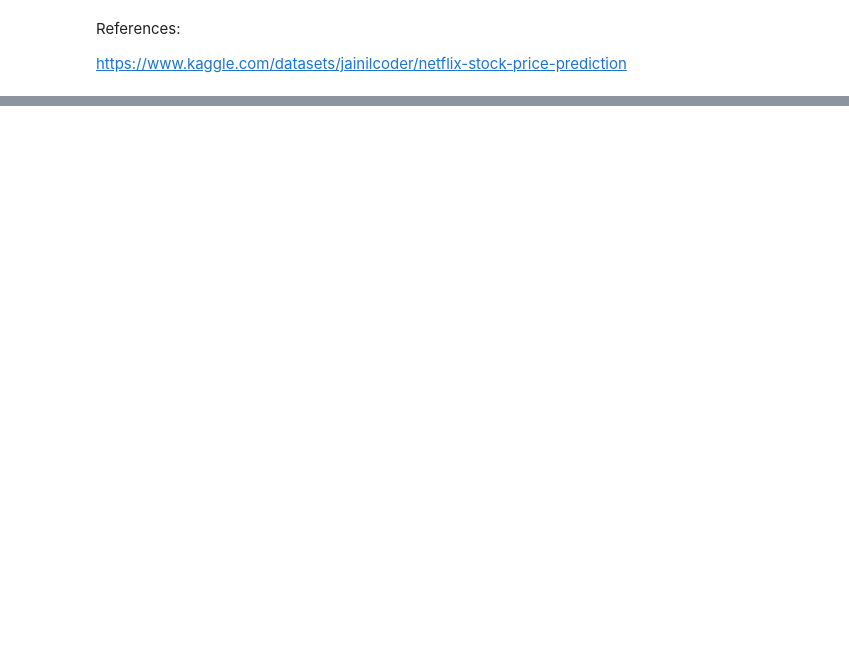
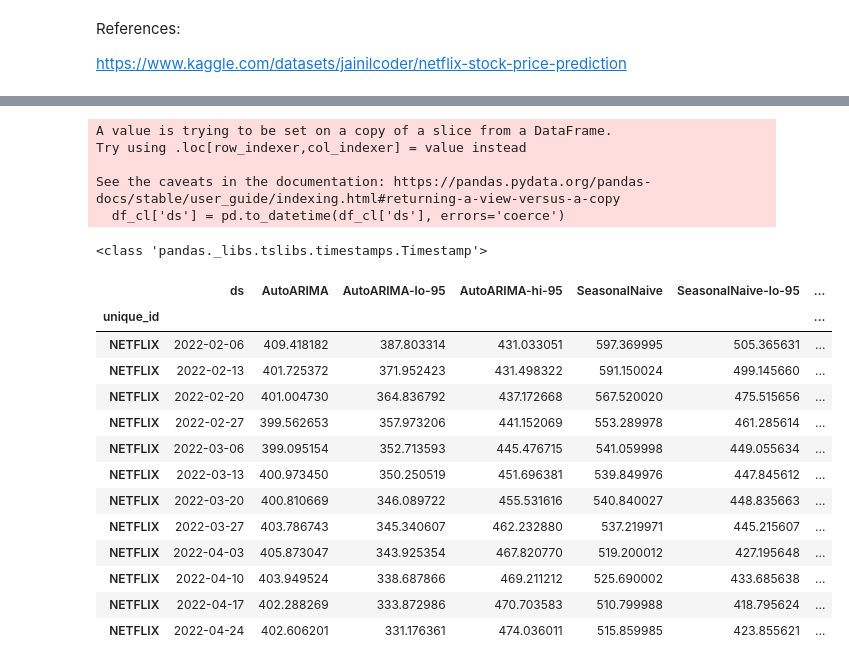
Before and after one commit to Gokhman07/NETFIX_STOCK_PREDICTION, a Jupyter notebook: Netflix_stock_Price_Prediction.ipynb, the cells around one changed output, grey strips where cells are left out. Cells and saved outputs as stored; diff of their text form; code cells hidden in the pictures; blank space fills up the shorter version.

```diff
--- a/Netflix_stock_Price_Prediction.ipynb
+++ b/Netflix_stock_Price_Prediction.ipynb
@@ -1047,0 +1056,7 @@ https://www.kaggle.com/datasets/jainilcoder/netflix-stock-price-prediction
+# %%
+df = pd.read_csv('https://raw.githubusercontent.com/SiddantaK/cryptocurrency/master/NFLX.csv')
+columns_to_keep = ['Date', 'Close']
+df_cl = df[columns_to_keep]
+df_cl.head()
+df_cl.insert(loc=0,column='ID', value='NETFLIX')
+df_cl.head()
@@ -1047,0 +1077,40 @@ https://www.kaggle.com/datasets/jainilcoder/netflix-stock-price-prediction
+# %%
+new_column_names = ['unique_id', 'ds', 'y']
+df_cl.columns = new_column_names
+os.environ['NIXTLA_ID_AS_COL'] = '1'
+# %%
+df_cl['ds'] = pd.to_datetime(df_cl['ds'], errors='coerce')
+# %% [output]
+A value is trying to be set on a copy of a slice from a DataFrame.
+Try using .loc[row_indexer,col_indexer] = value instead
+
+See the caveats in the documentation: https://pandas.pydata.org/pandas-docs/stable/user_guide/indexing.html#returning-a-view-versus-a-copy
+  df_cl['ds'] = pd.to_datetime(df_cl['ds'], errors='coerce')
+# %%
+df_cl.head()
+print(type(df_cl.loc[1, 'ds']))
+# %% [output]
+<class 'pandas._libs.tslibs.timestamps.Timestamp'>
+# %%
+sf = StatsForecast(
+    models=[AutoARIMA(season_length = 12), SeasonalNaive(season_length=24)],
+    freq='W', #prediction frequency: 'H' - hourly, D' - daily, 'W' - weekly, 'M'- monthly
+)
+# %%
+sf.fit(df_cl)
+sf.predict(h=12, level=[95])
+# %% [output]
+|  | ds | AutoARIMA | AutoARIMA-lo-95 | AutoARIMA-hi-95 | SeasonalNaive | SeasonalNaive-lo-95 | ... |
+| unique_id |  |  |  |  |  |  | ... |
+| NETFLIX | 2022-02-06 | 409.418182 | 387.803314 | 431.033051 | 597.369995 | 505.365631 | ... |
+| NETFLIX | 2022-02-13 | 401.725372 | 371.952423 | 431.498322 | 591.150024 | 499.145660 | ... |
+| NETFLIX | 2022-02-20 | 401.004730 | 364.836792 | 437.172668 | 567.520020 | 475.515656 | ... |
+| NETFLIX | 2022-02-27 | 399.562653 | 357.973206 | 441.152069 | 553.289978 | 461.285614 | ... |
+| NETFLIX | 2022-03-06 | 399.095154 | 352.713593 | 445.476715 | 541.059998 | 449.055634 | ... |
+| NETFLIX | 2022-03-13 | 400.973450 | 350.250519 | 451.696381 | 539.849976 | 447.845612 | ... |
+| NETFLIX | 2022-03-20 | 400.810669 | 346.089722 | 455.531616 | 540.840027 | 448.835663 | ... |
+| NETFLIX | 2022-03-27 | 403.786743 | 345.340607 | 462.232880 | 537.219971 | 445.215607 | ... |
+| NETFLIX | 2022-04-03 | 405.873047 | 343.925354 | 467.820770 | 519.200012 | 427.195648 | ... |
+| NETFLIX | 2022-04-10 | 403.949524 | 338.687866 | 469.211212 | 525.690002 | 433.685638 | ... |
+| NETFLIX | 2022-04-17 | 402.288269 | 333.872986 | 470.703583 | 510.799988 | 418.795624 | ... |
+| NETFLIX | 2022-04-24 | 402.606201 | 331.176361 | 474.036011 | 515.859985 | 423.855621 | ... |
```
Also changed, not shown: parts of 47 cells of this notebook.
